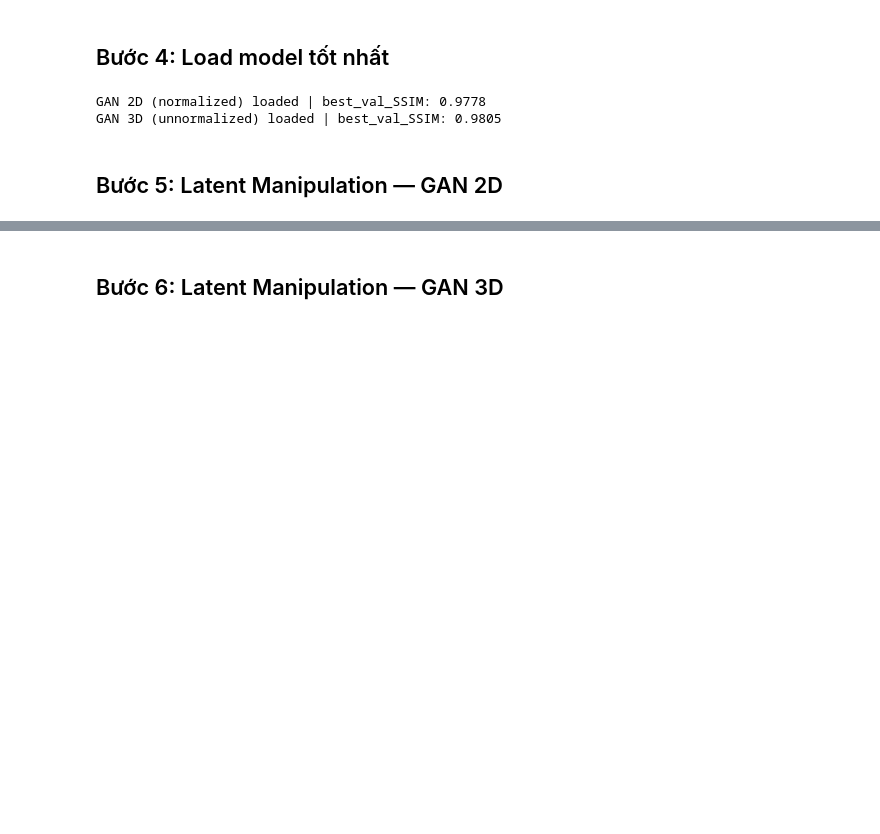
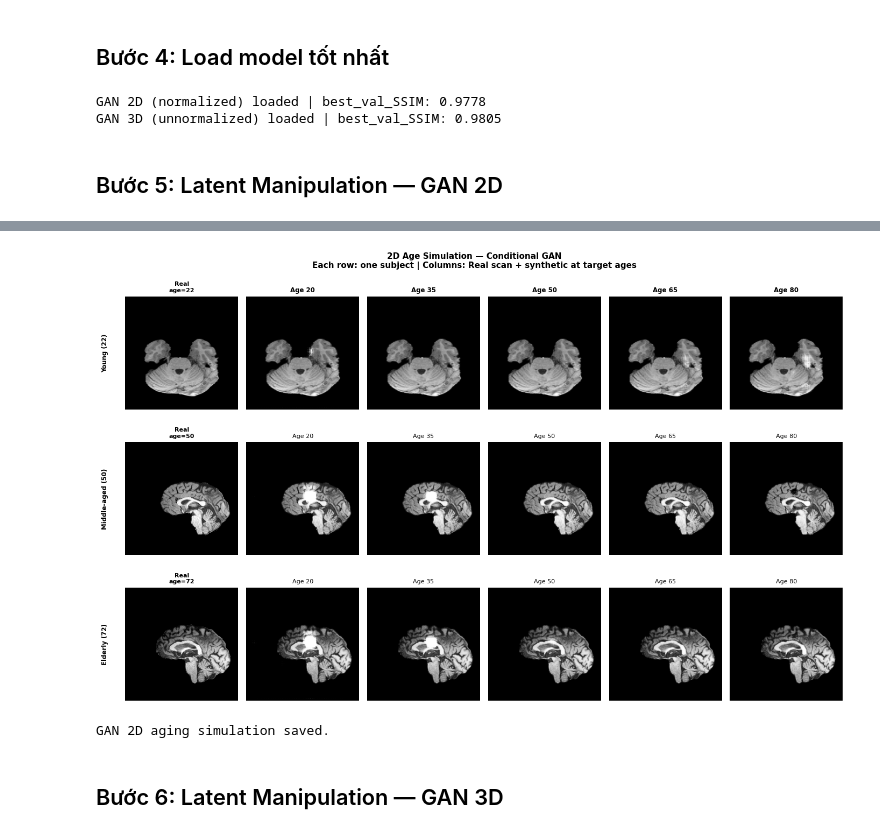
Before and after one commit to 24022404/BrainAgeGAN, a Jupyter notebook: 07_latent_manipulation.ipynb, the cells around one changed output, grey strips where cells are left out. Saved outputs shown, nothing was run; the diff lists cells and outputs as text; code cells hidden in the pictures; blank space fills up the shorter version.

```diff
--- a/07_latent_manipulation.ipynb
+++ b/07_latent_manipulation.ipynb
@@ -526,3 +395,72 @@ GAN 2D latent manipulation xong!
+# %%
+# ── Latent Manipulation — GAN 2D ─────────────────────────────
+# Một figure duy nhất: 3 subjects (rows) × (Real + 5 target ages) (cols)
+from sklearn.linear_model import LinearRegression
+import torchvision.transforms as transforms
+
+df_2d = pd.read_csv(LABELS_2D_CSV)
+df_2d['full_path'] = df_2d['png_file'].apply(lambda x: os.path.join(DATA_2D_DIR, x))
+df_2d = df_2d[df_2d['full_path'].apply(os.path.exists)].reset_index(drop=True)
+
+transform = transforms.Compose([
+    transforms.Resize((256,256)), transforms.ToTensor(),
+    transforms.Normalize([0.5],[0.5])
+])
+
+def normalize_age_2d(age):
+    return 2*(age-ckpt_2d['age_min'])/(ckpt_2d['age_max']-ckpt_2d['age_min'])-1
+
+# Tìm 3 subject đại diện
+subjects_2d = []
+for age_target, label in [(22,'Young (22)'), (50,'Middle-aged (50)'), (72,'Elderly (72)')]:
+    idx = (df_2d['age'] - age_target).abs().idxmin()
+    subjects_2d.append((df_2d.loc[idx,'full_path'], df_2d.loc[idx,'age'], label))
+
+# Target ages hiển thị — chỉ 5 mốc đại diện
+SHOW_AGES = [20, 35, 50, 65, 80]
+
+G2D.eval()
+fig, axes = plt.subplots(3, len(SHOW_AGES)+1, figsize=(14, 9))
+fig.suptitle('2D Age Simulation — Conditional GAN\n'
+             'Each row: one subject | Columns: Real scan + synthetic at target ages',
+             fontsize=11, fontweight='bold')
+
+for row_i, (png_path, age_orig, label) in enumerate(subjects_2d):
+    img = transform(Image.open(png_path).convert('L')).unsqueeze(0).to(DEVICE)
+    orig_np = (img[0,0].cpu().numpy() + 1) / 2
+
+    # Col 0: ảnh gốc
+    axes[row_i][0].imshow(orig_np, cmap='gray')
+    axes[row_i][0].set_title(f'Real\nage={age_orig:.0f}', fontsize=8, fontweight='bold')
+    axes[row_i][0].axis('off')
+    axes[row_i][0].set_ylabel(label, fontsize=8)
+
+    # Vertical label cho subject
+    axes[row_i][0].text(-0.15, 0.5, label, transform=axes[row_i][0].transAxes,
+                        va='center', ha='right', fontsize=8.5,
+                        fontweight='bold', rotation=90)
+
+    # Col 1-5: conditional synthesis
+    with torch.no_grad():
+        for col_i, ta in enumerate(SHOW_AGES):
+            age_t = torch.tensor([normalize_age_2d(ta)], dtype=torch.float32).to(DEVICE)
+            fake  = G2D(img, age_t)
+            fake_np = (fake[0,0].cpu().numpy() + 1) / 2
+            axes[row_i][col_i+1].imshow(fake_np, cmap='gray')
+            axes[row_i][col_i+1].set_title(f'Age {ta}', fontsize=8)
+            axes[row_i][col_i+1].axis('off')
+
+# Column headers
+for ci, ta in enumerate(SHOW_AGES):
+    axes[0][ci+1].set_title(f'Age {ta}', fontsize=8.5, fontweight='bold')
+
+plt.tight_layout()
+plt.savefig(f'{OUTPUT_DIR}/2d_aging_simulation.png', dpi=120, bbox_inches='tight')
+plt.show()
+print('GAN 2D aging simulation saved.')
+# %% [output]
+[figure, added]
+GAN 2D aging simulation saved.
 # %% [markdown]
 ## Bước 6: Latent Manipulation — GAN 3D
 # %%
```
Also changed, not shown: parts of 3 cells of this notebook, 15 other files.
